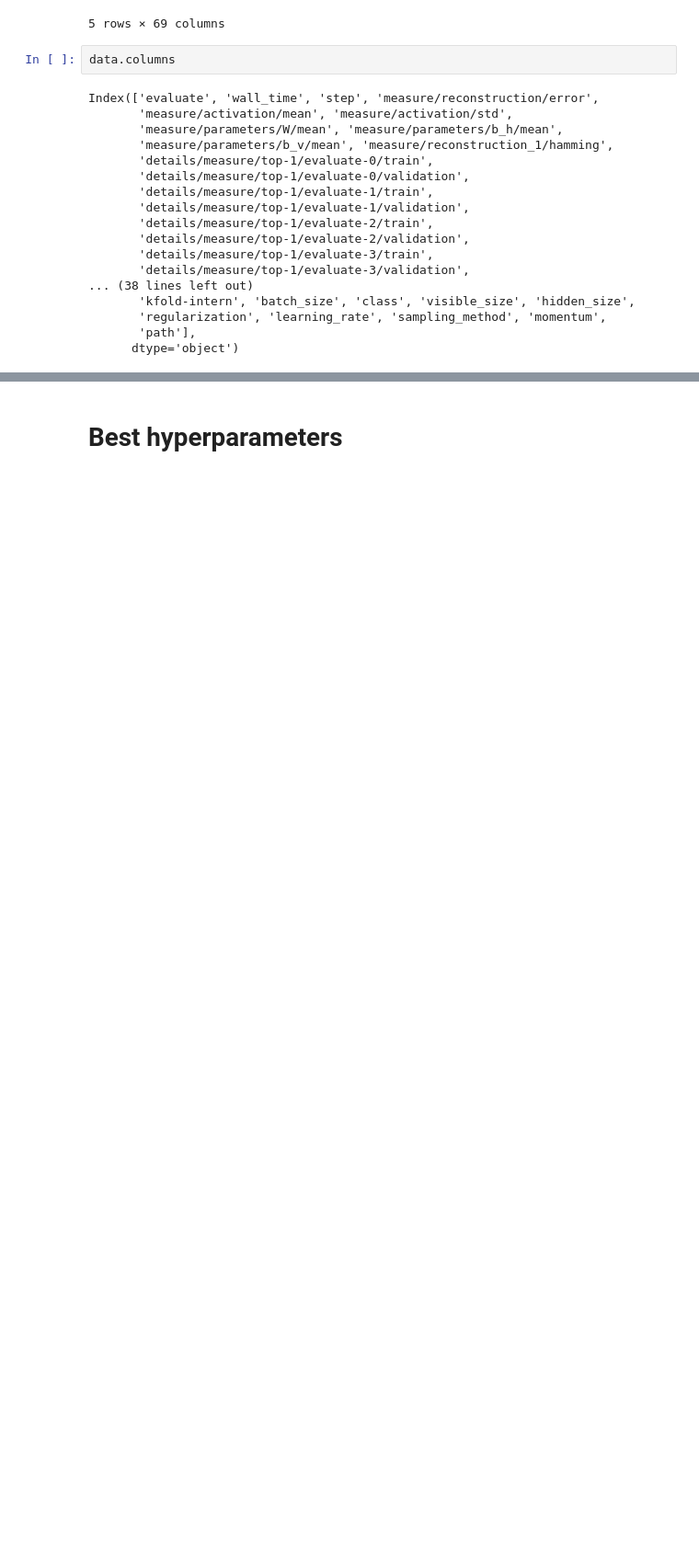
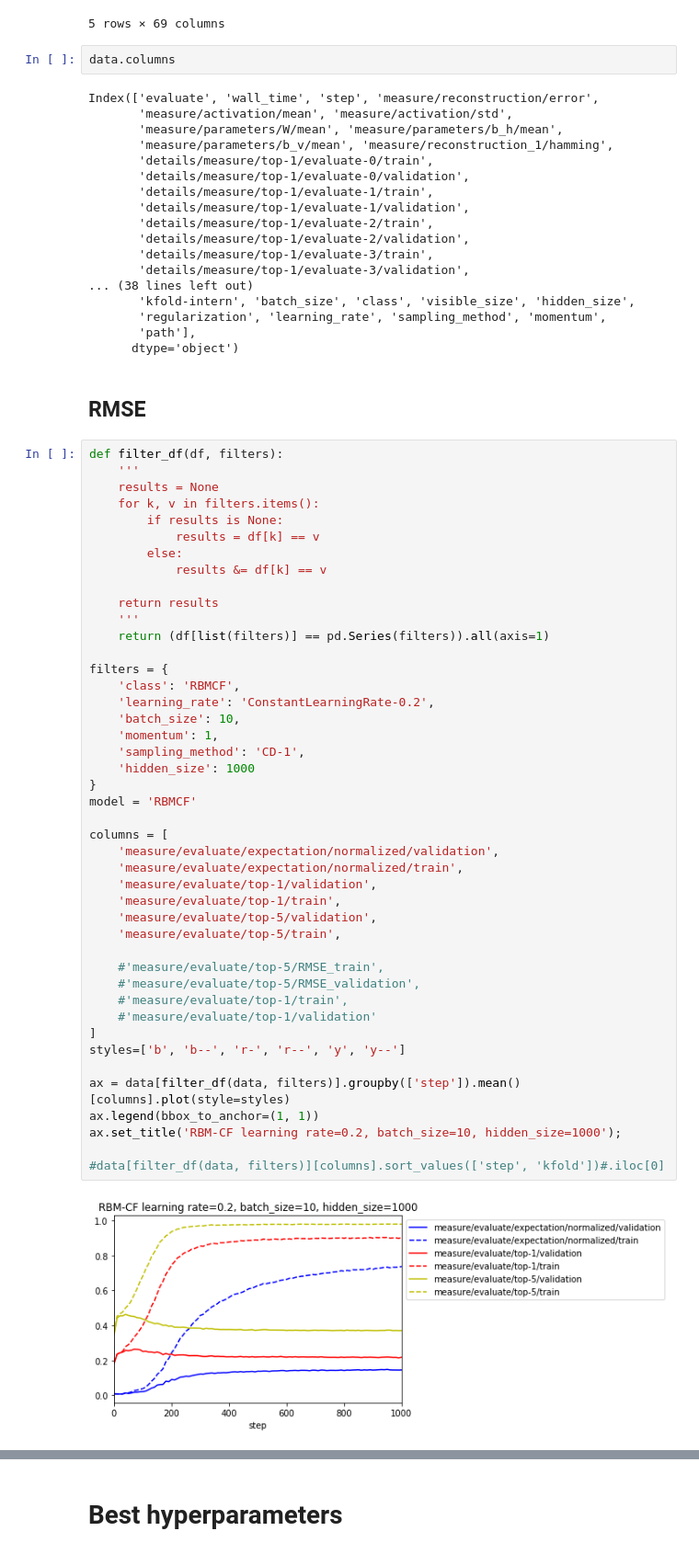
Before and after one commit to SrMouraSilva/RBM, a Jupyter notebook: experiments/notebooks/Log analysis.ipynb, the cells around one changed output, grey strips where cells are left out. Shown at 92% size. Cells and saved outputs as stored; diff of their text form; blank space fills up the shorter version.

```diff
--- a/experiments/notebooks/Log analysis.ipynb
+++ b/experiments/notebooks/Log analysis.ipynb
@@ -34,3 +34,51 @@ Index(['evaluate', 'wall_time', 'step', 'measure/reconstruction/error',
        'regularization', 'learning_rate', 'sampling_method', 'momentum',
        'path'],
       dtype='object')
+# %% [markdown]
+## RMSE
+# %%
+def filter_df(df, filters):
+    '''
+    results = None
+    for k, v in filters.items():
+        if results is None:
+            results = df[k] == v
+        else:
+            results &= df[k] == v
+
+    return results
+    '''
+    return (df[list(filters)] == pd.Series(filters)).all(axis=1)
+
+filters = {
+    'class': 'RBMCF',
+    'learning_rate': 'ConstantLearningRate-0.2',
+    'batch_size': 10,
+    'momentum': 1,
+    'sampling_method': 'CD-1',
+    'hidden_size': 1000
+}
+model = 'RBMCF'
+
+columns = [
+    'measure/evaluate/expectation/normalized/validation',
+    'measure/evaluate/expectation/normalized/train',
+    'measure/evaluate/top-1/validation',
+    'measure/evaluate/top-1/train',
+    'measure/evaluate/top-5/validation',
+    'measure/evaluate/top-5/train',
+
+    #'measure/evaluate/top-5/RMSE_train',
+    #'measure/evaluate/top-5/RMSE_validation',
+    #'measure/evaluate/top-1/train',
+    #'measure/evaluate/top-1/validation'
+]
+styles=['b', 'b--', 'r-', 'r--', 'y', 'y--']
+
+ax = data[filter_df(data, filters)].groupby(['step']).mean()[columns].plot(style=styles)
+ax.legend(bbox_to_anchor=(1, 1))
+ax.set_title('RBM-CF learning rate=0.2, batch_size=10, hidden_size=1000');
+
+#data[filter_df(data, filters)][columns].sort_values(['step', 'kfold'])#.iloc[0]
+# %% [output]
+[figure, added]
```
Also changed, not shown: parts of 5 cells of this notebook, 13 other files.
